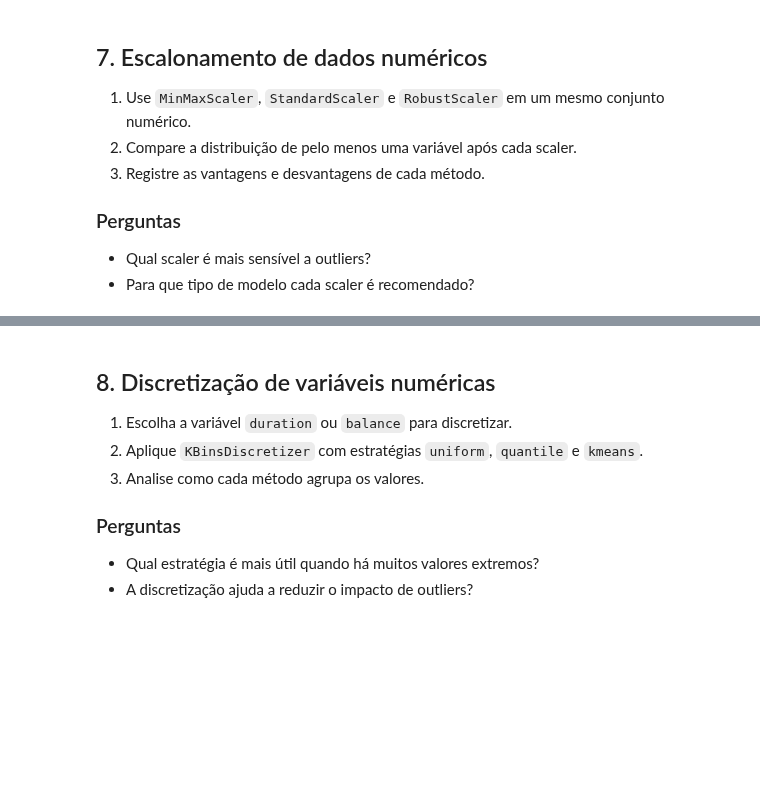
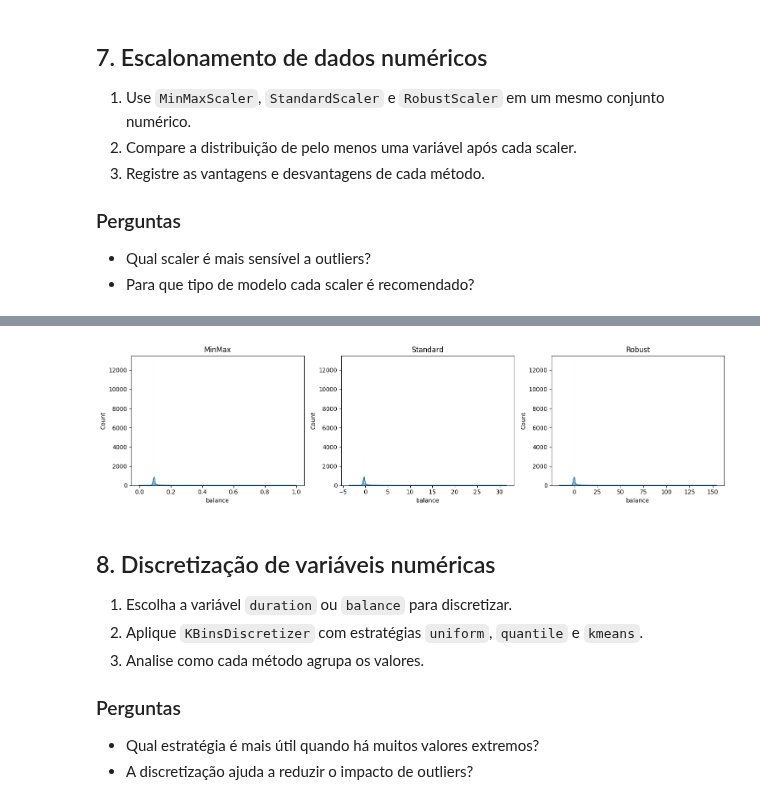
Before and after one commit to MathLopes29/Hashtag_AnaliseDados, a Jupyter notebook: Python/Cursos/PUC Ciência de Dados/Projetos/Machine Learning/03_2 Aula/UNIDADE 2 - PRÁTICA - ROTEIRO.ipynb, the cells around one changed output, grey strips where cells are left out. Drawn from its saved outputs; the diff is of its cells as text; code cells hidden in the pictures; blank space fills up the shorter version.

```diff
--- a/Python/Cursos/PUC Ciência de Dados/Projetos/Machine Learning/03_2 Aula/UNIDADE 2 - PRÁTICA - ROTEIRO.ipynb
+++ b/Python/Cursos/PUC Ciência de Dados/Projetos/Machine Learning/03_2 Aula/UNIDADE 2 - PRÁTICA - ROTEIRO.ipynb
@@ -212,9 +434,18 @@ preprocessor = ColumnTransformer(transformers=[
 # %%
 from sklearn.preprocessing import MinMaxScaler, StandardScaler, RobustScaler
 
-# TODO: use as três técnicas de escalonamento nas colunas numéricas
-# df_minmax = ...
-# df_standard = ...
-# df_robust = ...
+scalers = {
+    "MinMax": MinMaxScaler(),
+    "Standard": StandardScaler(),
+    "Robust": RobustScaler()
+}
 
-print('Prepare as comparações para a variável balance ou duration.')
+scaled_frames = {}
+
+for nome, scaler in scalers.items():
+    values = scaler.fit_transform(X_train_encoded[cols_numericas])
+    scaled_frames[nome] = pd.DataFrame(
+        values,
+        columns=cols_numericas,
+        index=X_train_encoded.index
+    )
@@ -221,3 +479,18 @@ print('Prepare as comparações para a variável balance ou duration.')
+# %%
+# Comparação gráfica para uma variável com potencial de valores extremos.
+variavel = "balance"
+
+fig, axes = plt.subplots(1, 3, figsize=(15, 4))
+
+for ax, (nome, frame) in zip(axes, scaled_frames.items()):
+    sns.histplot(frame[variavel], kde=True, ax=ax)
+    ax.set_title(nome)
+    ax.set_xlabel(variavel)
+
+plt.tight_layout()
+plt.show()
+# %% [output]
+[figure, added]
 # %% [markdown]
 ## 8. Discretização de variáveis numéricas
 1. Escolha a variável `duration` ou `balance` para discretizar.
```
Also changed, not shown: parts of 43 cells of this notebook.
